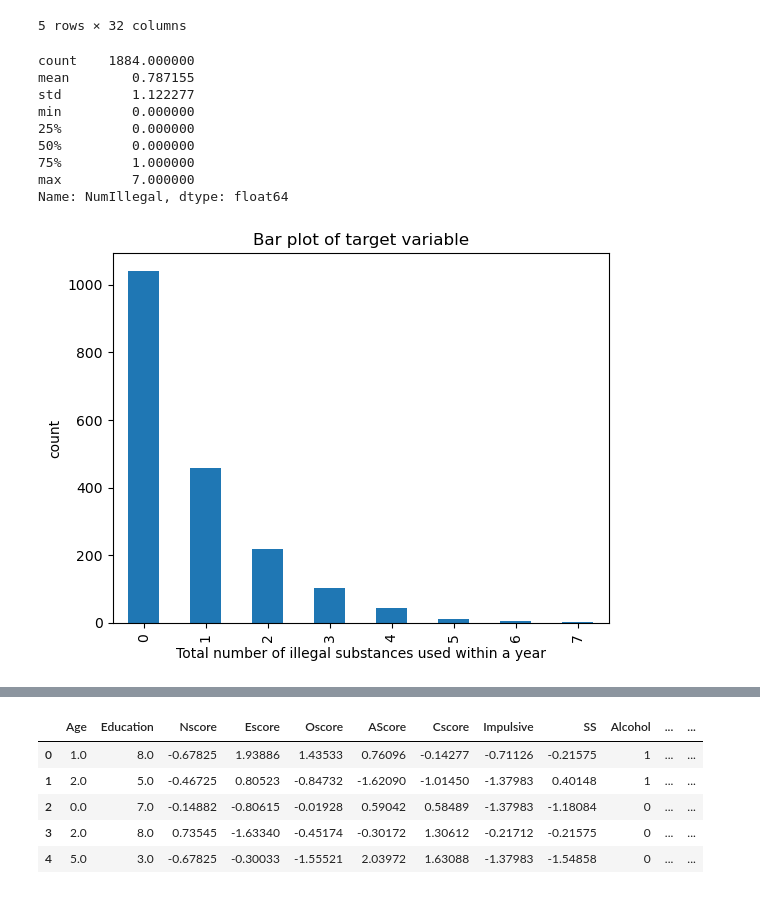
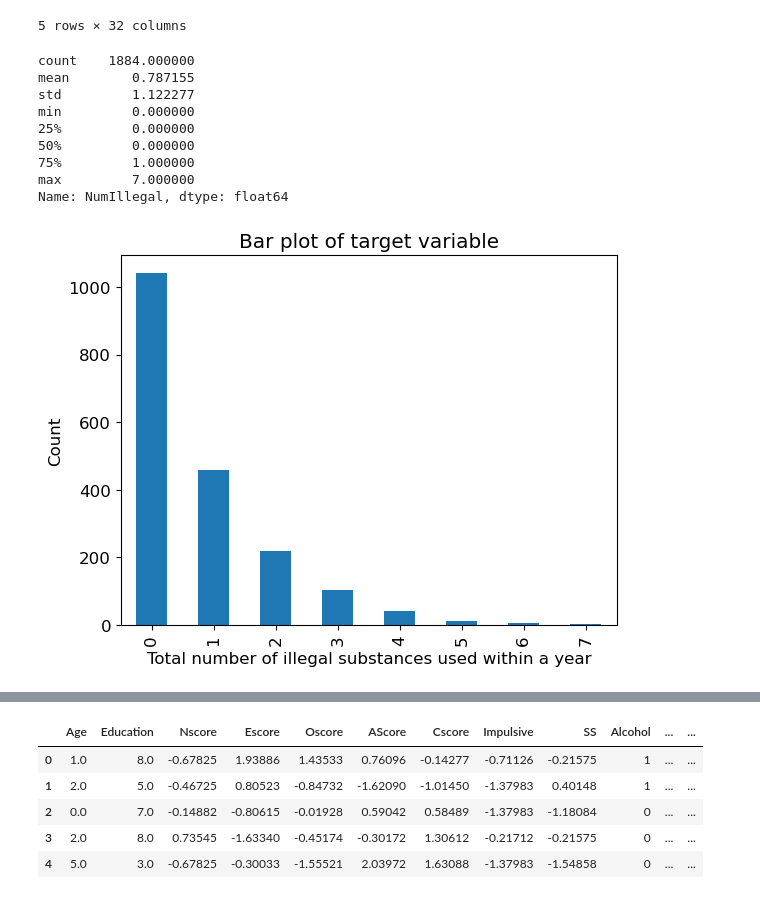
Before and after one commit to CynthiaCZ/DATA1030_project, a Jupyter notebook: EDA.ipynb, the cells around one changed output, grey strips where cells are left out. Cells and saved outputs as stored; diff of their text form; code cells hidden in the pictures.

```diff
--- a/EDA.ipynb
+++ b/EDA.ipynb
@@ -70,25 +70,27 @@ df.head()
 # %%
 # legal substances -> features
 # target variable: number of illegal substances used within a year
 df['NumIllegal']= df[list(illegal)].sum(axis=1)
 print(df['NumIllegal'].describe())
 
+plt.rcParams.update({'font.size': 12})
 df.value_counts(df['NumIllegal']).plot.bar()
 plt.title('Bar plot of target variable')
 plt.xlabel('Total number of illegal substances used within a year')
-plt.ylabel('count')
+plt.ylabel('Count')
+plt.savefig('Figures/target_var_barplot.png', bbox_inches = "tight")
 plt.show()
 # %% [output]
 count    1884.000000
 mean        0.787155
 std         1.122277
 min         0.000000
 25%         0.000000
 50%         0.000000
 75%         1.000000
 max         7.000000
 Name: NumIllegal, dtype: float64
-[figure, old version]
+[figure, new version]
 # %%
 # features and target variables
 df = df.drop(list(illegal), axis = 1)
```
Also changed, not shown: parts of 9 cells of this notebook, 10 other files.
